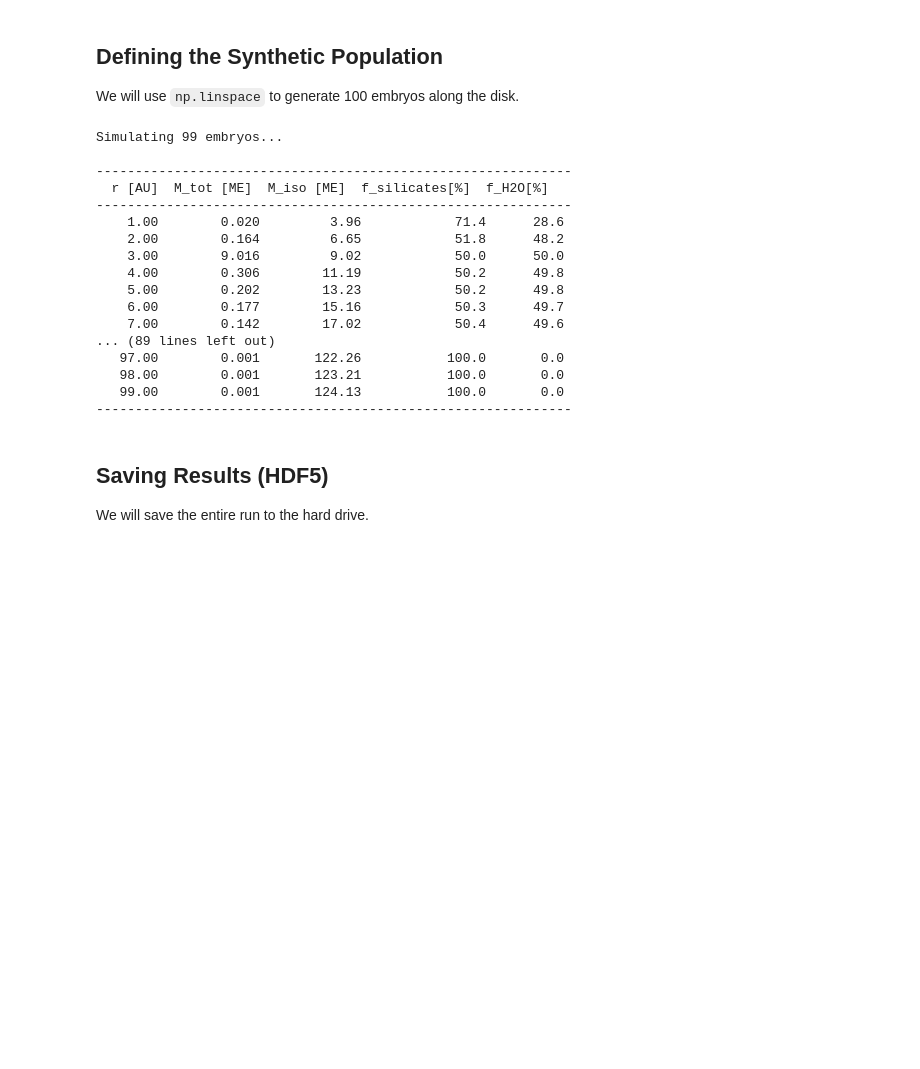
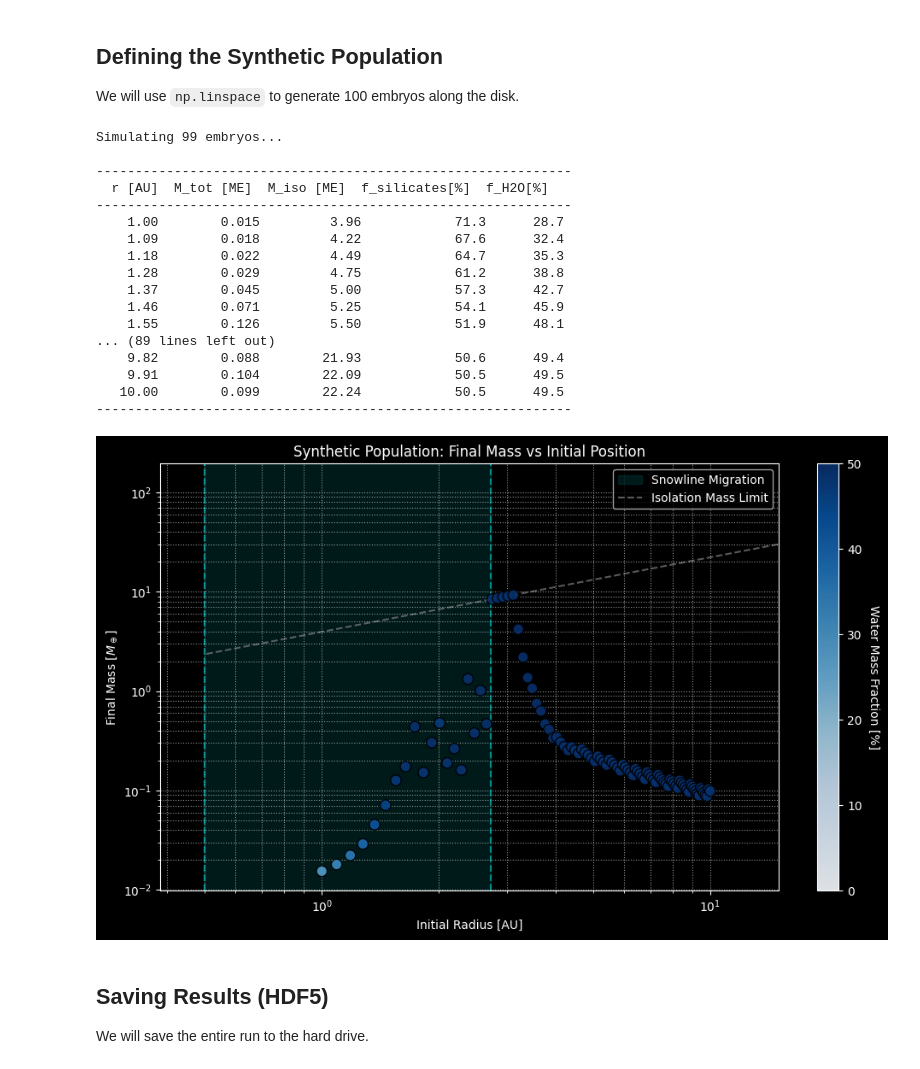
Before and after one commit to mmmaxii/PA3Py, a Jupyter notebook: docs/notebooks/03_Synthetic_Populations_and_IO.ipynb, the cells around one changed output. Drawn from its saved outputs; the diff is of its cells as text; code cells hidden in the pictures; blank space fills up the shorter version.

```diff
--- a/docs/notebooks/03_Synthetic_Populations_and_IO.ipynb
+++ b/docs/notebooks/03_Synthetic_Populations_and_IO.ipynb
@@ -30,7 +36,7 @@ We will use `np.linspace` to generate 100 embryos along the disk.
 # %%
 # Important: to avoid infinite decimals (e.g. 1.98989), we use 99 points
 # for a range of 98 units (1 to 99) to ensure integer steps.
-embryos = np.linspace(1.0, 99.0, 99).tolist()
+embryos = np.linspace(1.0, 10.0, 99).tolist()
 
 # If you don't need to print the keys, using np.linspace(1, 99, 100) is perfectly valid.
 
@@ -42,18 +48,25 @@ Simulating 99 embryos...
 -------------------------------------------------------------
   r [AU]  M_tot [ME]  M_iso [ME]  f_silicates[%]  f_H2O[%]
 -------------------------------------------------------------
-    1.00        0.020         3.96            71.4      28.6
-    2.00        0.164         6.65            51.8      48.2
-    3.00        9.016         9.02            50.0      50.0
-    4.00        0.306        11.19            50.2      49.8
-    5.00        0.202        13.23            50.2      49.8
-    6.00        0.177        15.16            50.3      49.7
-    7.00        0.142        17.02            50.4      49.6
+    1.00        0.015         3.96            71.3      28.7
+    1.09        0.018         4.22            67.6      32.4
+    1.18        0.022         4.49            64.7      35.3
+    1.28        0.029         4.75            61.2      38.8
+    1.37        0.045         5.00            57.3      42.7
+    1.46        0.071         5.25            54.1      45.9
+    1.55        0.126         5.50            51.9      48.1
 ... (89 lines left out)
-   97.00        0.001       122.26           100.0       0.0
-   98.00        0.001       123.21           100.0       0.0
-   99.00        0.001       124.13           100.0       0.0
+    9.82        0.088        21.93            50.6      49.4
+    9.91        0.104        22.09            50.5      49.5
+   10.00        0.099        22.24            50.5      49.5
 -------------------------------------------------------------
+# %%
+# Generar el gráfico completo de la población usando el método nativo
+fig, ax = sim.plot_population(results)
+plt.xlim(0,15)
+plt.show()
+# %% [output]
+[figure, added]
 # %% [markdown]
 ## Saving Results (HDF5)
 
```
Also changed, not shown: parts of 2 cells of this notebook, 4 other files.
